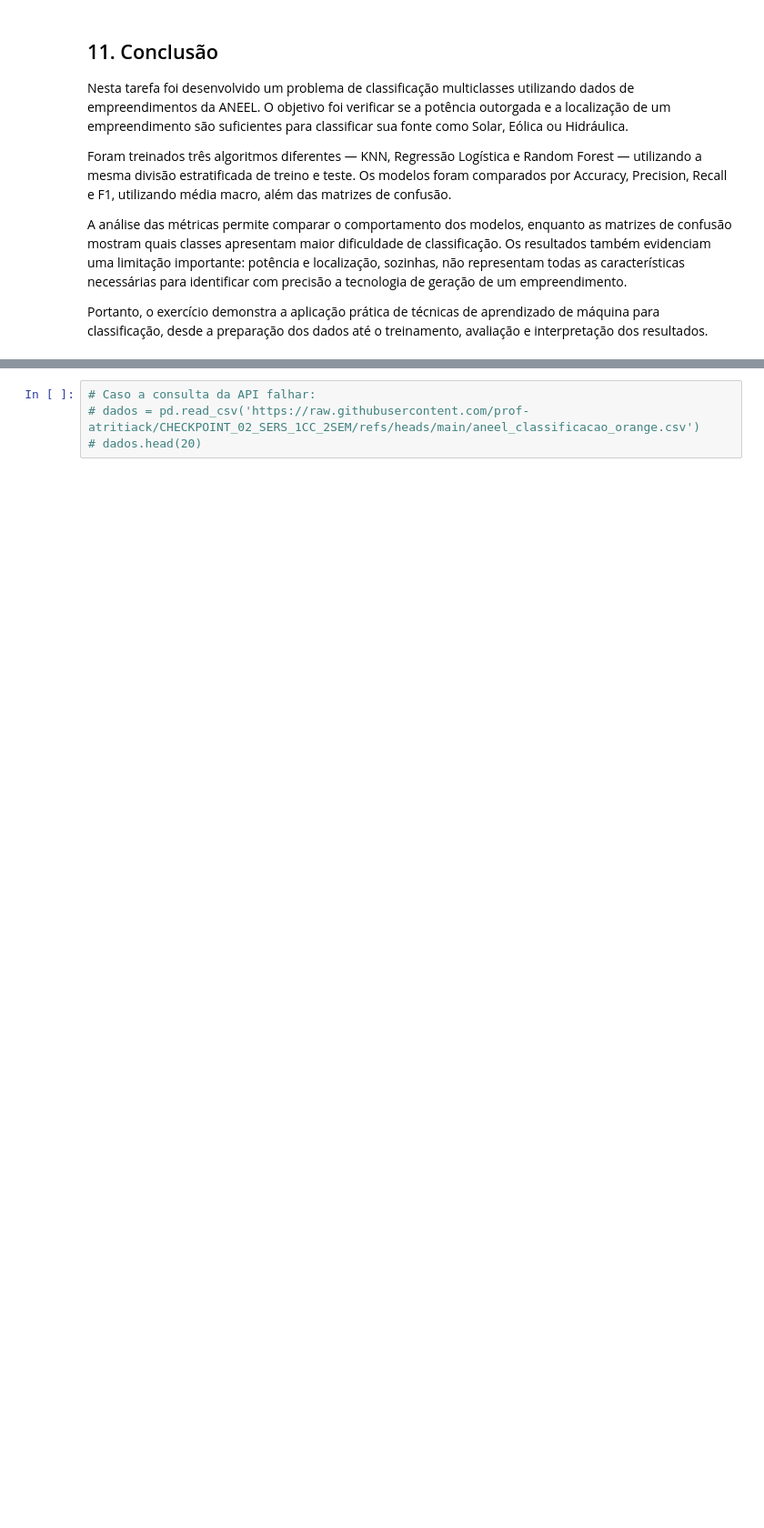
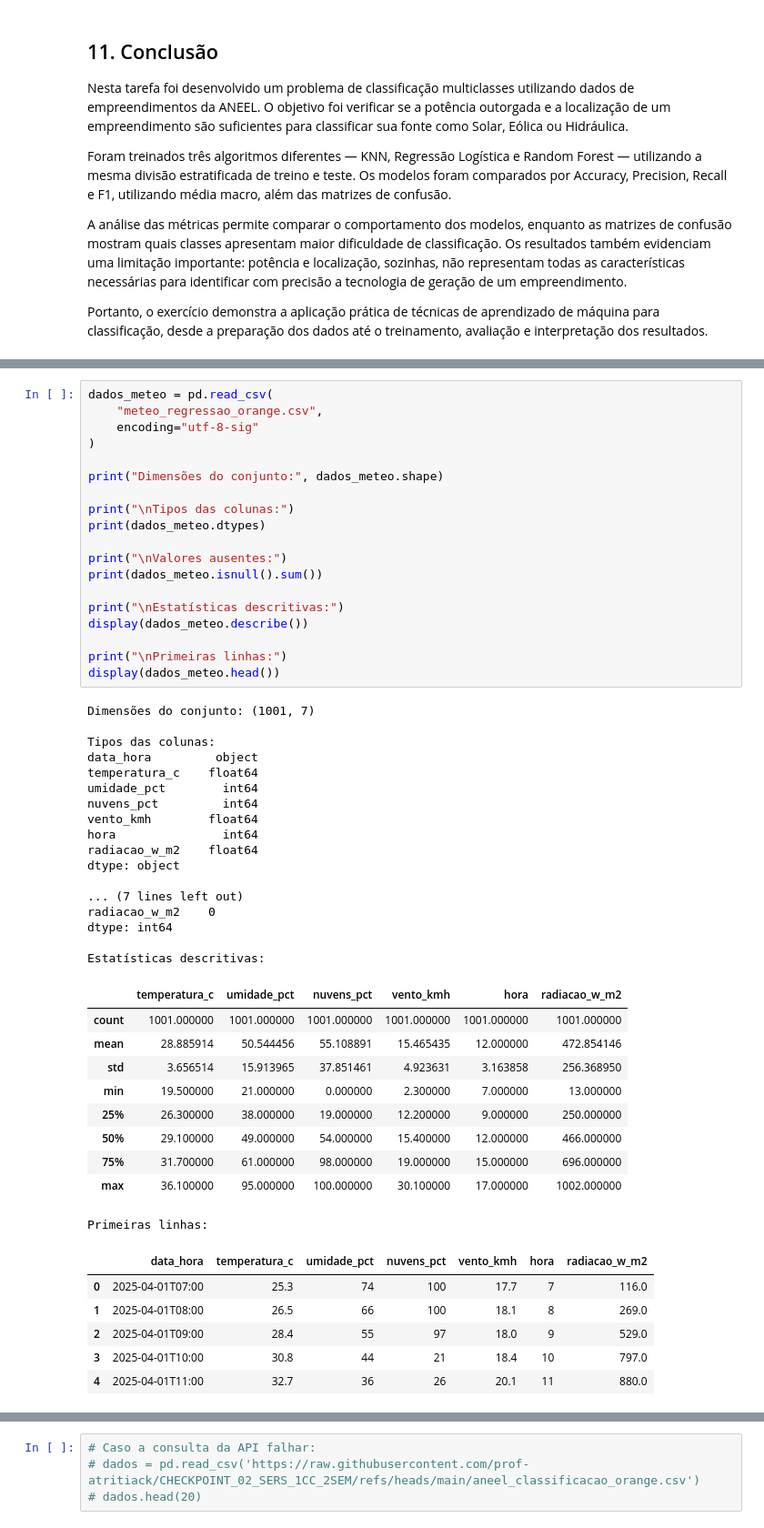
Before and after one commit to Hiero-o/cp-02-tritiack-sers, a Jupyter notebook: cp_02_tritiack_sers.ipynb, the cells around one changed output, grey strips where cells are left out. Shown at 91% size. Drawn from its saved outputs; the diff is of its cells as text; blank space fills up the shorter version.

```diff
--- a/cp_02_tritiack_sers.ipynb
+++ b/cp_02_tritiack_sers.ipynb
@@ -584,0 +670,53 @@ from sklearn.metrics import (
+# %%
+dados_meteo = pd.read_csv(
+    "meteo_regressao_orange.csv",
+    encoding="utf-8-sig"
+)
+
+print("Dimensões do conjunto:", dados_meteo.shape)
+
+print("\nTipos das colunas:")
+print(dados_meteo.dtypes)
+
+print("\nValores ausentes:")
+print(dados_meteo.isnull().sum())
+
+print("\nEstatísticas descritivas:")
+display(dados_meteo.describe())
+
+print("\nPrimeiras linhas:")
+display(dados_meteo.head())
+# %% [output]
+Dimensões do conjunto: (1001, 7)
+
+Tipos das colunas:
+data_hora         object
+temperatura_c    float64
+umidade_pct        int64
+nuvens_pct         int64
+vento_kmh        float64
+hora               int64
+radiacao_w_m2    float64
+dtype: object
+
+... (7 lines left out)
+radiacao_w_m2    0
+dtype: int64
+
+Estatísticas descritivas:
+|  | temperatura_c | umidade_pct | nuvens_pct | vento_kmh | hora | radiacao_w_m2 |
+| count | 1001.000000 | 1001.000000 | 1001.000000 | 1001.000000 | 1001.000000 | 1001.000000 |
+| mean | 28.885914 | 50.544456 | 55.108891 | 15.465435 | 12.000000 | 472.854146 |
+| std | 3.656514 | 15.913965 | 37.851461 | 4.923631 | 3.163858 | 256.368950 |
+| min | 19.500000 | 21.000000 | 0.000000 | 2.300000 | 7.000000 | 13.000000 |
+| 25% | 26.300000 | 38.000000 | 19.000000 | 12.200000 | 9.000000 | 250.000000 |
+| 50% | 29.100000 | 49.000000 | 54.000000 | 15.400000 | 12.000000 | 466.000000 |
+| 75% | 31.700000 | 61.000000 | 98.000000 | 19.000000 | 15.000000 | 696.000000 |
+| max | 36.100000 | 95.000000 | 100.000000 | 30.100000 | 17.000000 | 1002.000000 |
+Primeiras linhas:
+|  | data_hora | temperatura_c | umidade_pct | nuvens_pct | vento_kmh | hora | radiacao_w_m2 |
+| 0 | 2025-04-01T07:00 | 25.3 | 74 | 100 | 17.7 | 7 | 116.0 |
+| 1 | 2025-04-01T08:00 | 26.5 | 66 | 100 | 18.1 | 8 | 269.0 |
+| 2 | 2025-04-01T09:00 | 28.4 | 55 | 97 | 18.0 | 9 | 529.0 |
+| 3 | 2025-04-01T10:00 | 30.8 | 44 | 21 | 18.4 | 10 | 797.0 |
+| 4 | 2025-04-01T11:00 | 32.7 | 36 | 26 | 20.1 | 11 | 880.0 |
```
Also changed, not shown: parts of 18 cells of this notebook.
